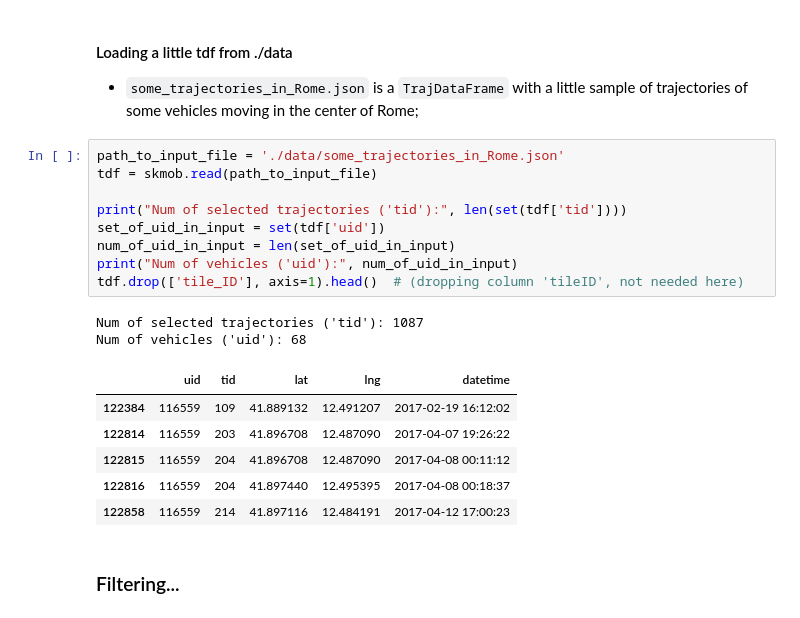
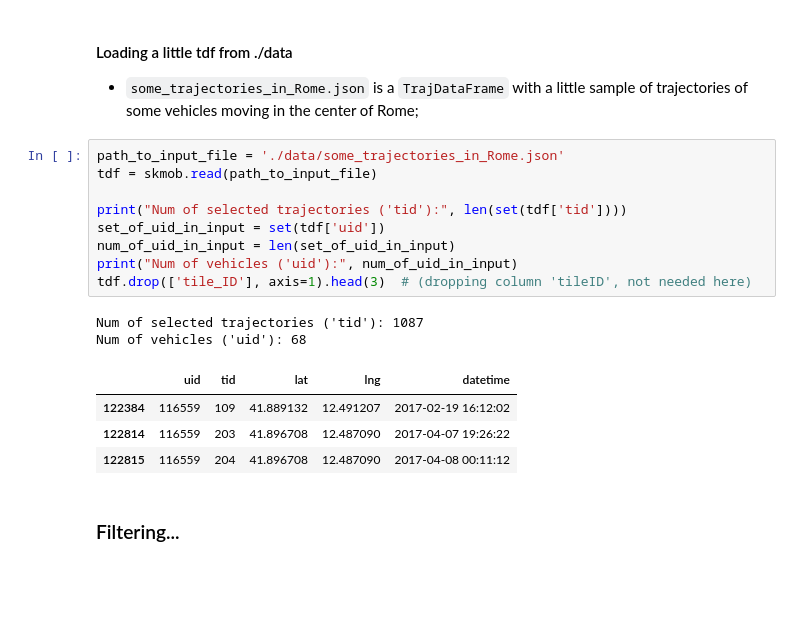
Before and after one commit to matteoboh/mobility_emissions, a Jupyter notebook: notebooks/example_in_Rome.ipynb, the cells around one changed output. Drawn from its saved outputs; the diff is of its cells as text; blank space fills up the shorter version.

```diff
--- a/notebooks/example_in_Rome.ipynb
+++ b/notebooks/example_in_Rome.ipynb
@@ -31,21 +31,19 @@ pollutant_to_plot = 'CO_2' # one of: CO_2, NO_x, PM, VOC
 # %%
 path_to_input_file = './data/some_trajectories_in_Rome.json'
 tdf = skmob.read(path_to_input_file)
 
 print("Num of selected trajectories ('tid'):", len(set(tdf['tid'])))
 set_of_uid_in_input = set(tdf['uid'])
 num_of_uid_in_input = len(set_of_uid_in_input)
 print("Num of vehicles ('uid'):", num_of_uid_in_input)
-tdf.drop(['tile_ID'], axis=1).head()  # (dropping column 'tileID', not needed here)
+tdf.drop(['tile_ID'], axis=1).head(3)  # (dropping column 'tileID', not needed here)
 # %% [output]
 Num of selected trajectories ('tid'): 1087
 Num of vehicles ('uid'): 68
 |  | uid | tid | lat | lng | datetime |
 | 122384 | 116559 | 109 | 41.889132 | 12.491207 | 2017-02-19 16:12:02 |
 | 122814 | 116559 | 203 | 41.896708 | 12.487090 | 2017-04-07 19:26:22 |
 | 122815 | 116559 | 204 | 41.896708 | 12.487090 | 2017-04-08 00:11:12 |
-| 122816 | 116559 | 204 | 41.897440 | 12.495395 | 2017-04-08 00:18:37 |
-| 122858 | 116559 | 214 | 41.897116 | 12.484191 | 2017-04-12 17:00:23 |
 # %% [markdown]
 ### Filtering...
 # %% [markdown]
```
Also changed, not shown: parts of 9 cells of this notebook, 3 other files.
